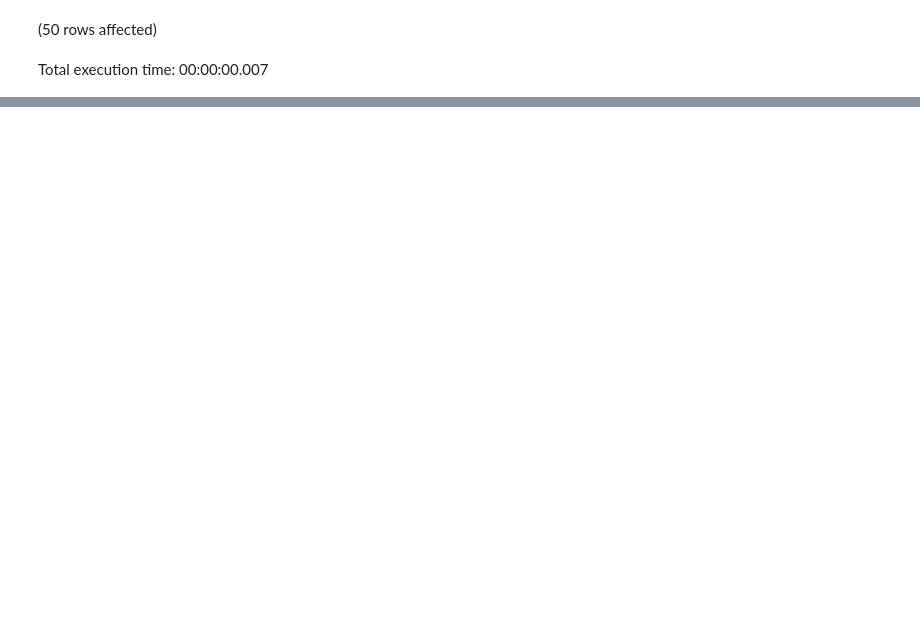
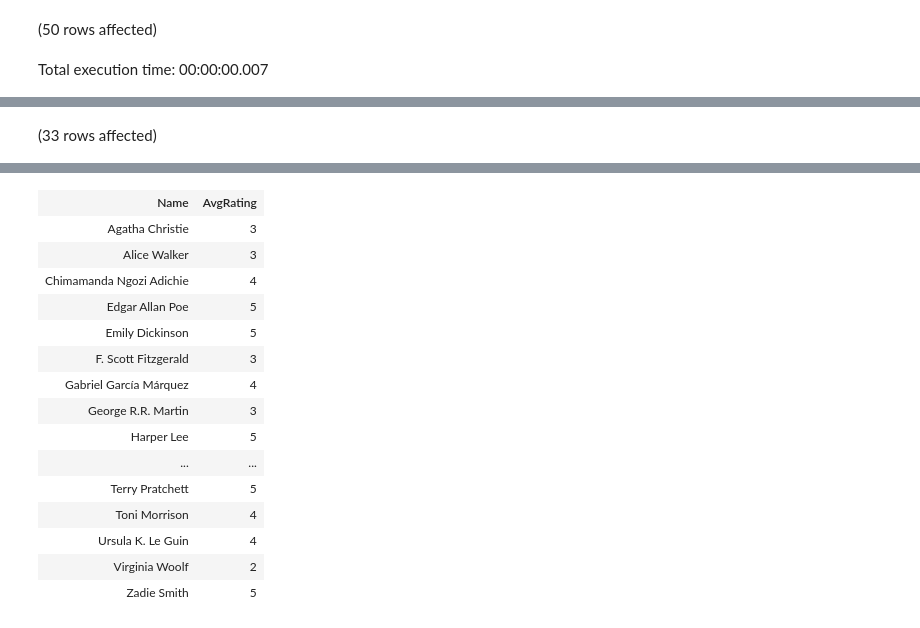
Before and after one commit to samietex/OnlineBookStore, a Jupyter notebook: OnlineBookstoreDatabaseSolution.ipynb, the cells around one changed output, grey strips where cells are left out. Drawn from its saved outputs; the diff is of its cells as text; code cells hidden in the pictures; blank space fills up the shorter version.

```diff
--- a/OnlineBookstoreDatabaseSolution.ipynb
+++ b/OnlineBookstoreDatabaseSolution.ipynb
@@ -294,0 +483,10 @@ INSERT INTO Orders (OrderID, CustomerID, OrderDate, TotalPrice) VALUES
+# %%
+-- Retrieve the average rating of books written by each author
+
+SELECT a.Name, AVG(r.Rating) AS AvgRating
+FROM Authors a
+JOIN Books b ON a.AuthorID = b.AuthorID
+JOIN Reviews r ON b.ISBN = r.ISBN
+GROUP BY a.Name;
+# %% [output]
+(33 rows affected)
@@ -294,0 +494,16 @@ INSERT INTO Orders (OrderID, CustomerID, OrderDate, TotalPrice) VALUES
+| Name | AvgRating |
+| Agatha Christie | 3 |
+| Alice Walker | 3 |
+| Chimamanda Ngozi Adichie | 4 |
+| Edgar Allan Poe | 5 |
+| Emily Dickinson | 5 |
+| F. Scott Fitzgerald | 3 |
+| Gabriel García Márquez | 4 |
+| George R.R. Martin | 3 |
+| Harper Lee | 5 |
+| ... | ... |
+| Terry Pratchett | 5 |
+| Toni Morrison | 4 |
+| Ursula K. Le Guin | 4 |
+| Virginia Woolf | 2 |
+| Zadie Smith | 5 |
```
Also changed, not shown: parts of 17 cells of this notebook.
